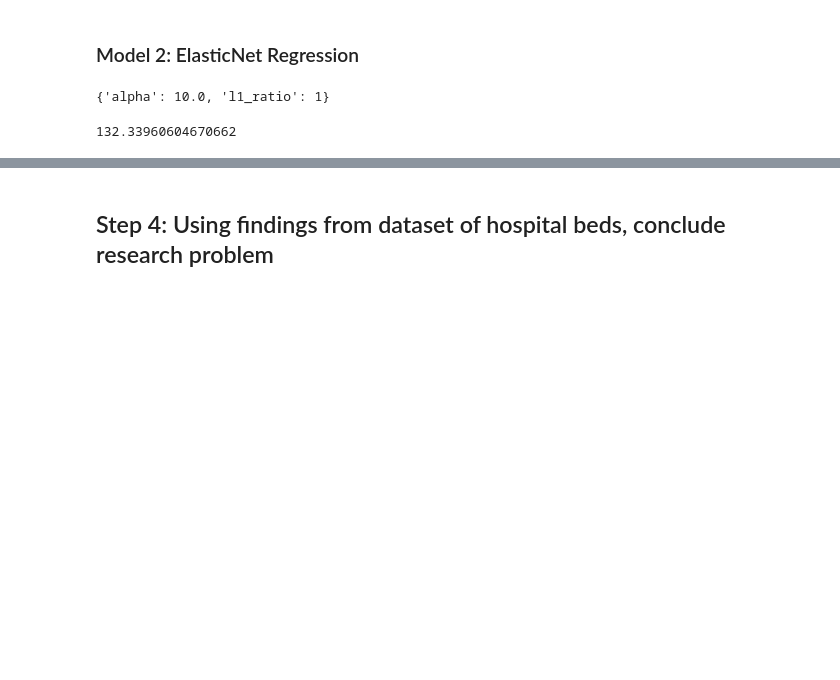
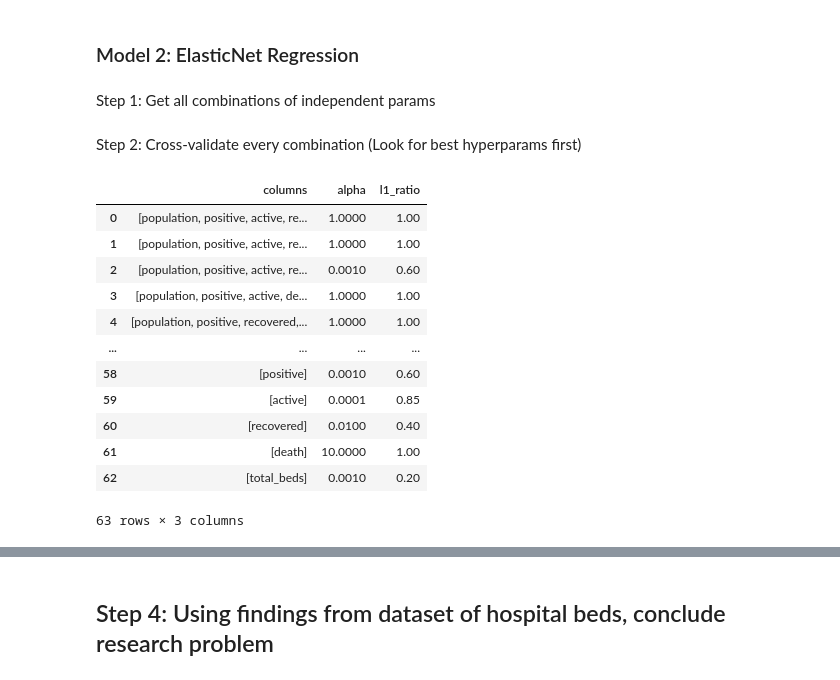
Before and after one commit to neilmizzi/COVID19, a Jupyter notebook: main.ipynb, the cells around one changed output, grey strips where cells are left out. Cells and saved outputs as stored; diff of their text form; code cells hidden in the pictures; blank space fills up the shorter version.

```diff
--- a/main.ipynb
+++ b/main.ipynb
@@ -455,32 +455,56 @@ mse_df.sort_values(by='score', ascending=True).head()
 # %% [markdown]
 ### Model 2: ElasticNet Regression
+# %% [markdown]
+Step 1: Get all combinations of independent params
+# %%
+comb_list = []
+len_ind = len(independent_cols)
+for i in range(len_ind):
+    sub_list = list(itertools.combinations(independent_cols, len_ind-i))
+    comb_list += list(list(x) for x in sub_list)
+# %% [markdown]
+Step 2: Cross-validate every combination (Look for best hyperparams first)
 # %%
-X = model_df[independent_cols]
-y = model_df['hospitalizedCurrently']
+cross_val_results = {
+    'columns': [],
+    'alpha': [],
+    'l1_ratio': []
+}
 
-X_train, X_test, y_train, y_test = train_test_split(X, y, test_size=0.1)
+for ind_cols in comb_list:
+    X = model_df[ind_cols]
+    y = model_df['hospitalizedCurrently']
 
-# Seek best params like we seek the COVID vaccine
-elastic = ElasticNet(normalize=True, max_iter=100000000)
-search=GridSearchCV(estimator=elastic,param_grid={
-    'alpha':np.logspace(-5, 2, 8),
-    'l1_ratio':[.1, .2, .4, .6, .75, .8, .85, .9, .95, 1]},
-    scoring='neg_mean_squared_error',
-    n_jobs=1,
-    refit=True,
-    cv=10)
+    X_train, X_test, y_train, y_test = train_test_split(X, y, test_size=0.1)
 
-search.fit(X_train,y_train)
-search.best_params_
+    # Seek best params like we seek the COVID vaccine
+    elastic = ElasticNet(normalize=True, max_iter=100000000)
+    search=GridSearchCV(estimator=elastic,param_grid={
+        'alpha':np.logspace(-5, 2, 8),
+        'l1_ratio':[.1, .2, .4, .6, .75, .8, .85, .9, .95, 1]},
+        scoring='neg_mean_squared_error',
+        n_jobs=1,
+        refit=True,
+        cv=10)
+
+    search.fit(X_train,y_train)
+    cross_val_results['columns'].append(ind_cols)
+    cross_val_results['alpha'].append(search.best_params_['alpha'])
+    cross_val_results['l1_ratio'].append(search.best_params_['l1_ratio'])
+
+cross_val_results = pd.DataFrame(cross_val_results)
+cross_val_results
 # %% [output]
+|  | columns | alpha | l1_ratio |
+| 0 | [population, positive, active, re... | 1.0000 | 1.00 |
+| 1 | [population, positive, active, re... | 1.0000 | 1.00 |
+| 2 | [population, positive, active, re... | 0.0010 | 0.60 |
+| 3 | [population, positive, active, de... | 1.0000 | 1.00 |
+| 4 | [population, positive, recovered,... | 1.0000 | 1.00 |
+| ... | ... | ... | ... |
+| 58 | [positive] | 0.0010 | 0.60 |
+| 59 | [active] | 0.0001 | 0.85 |
+| 60 | [recovered] | 0.0100 | 0.40 |
+| 61 | [death] | 10.0000 | 1.00 |
+| 62 | [total_beds] | 0.0010 | 0.20 |
-{'alpha': 10.0, 'l1_ratio': 1}
+63 rows × 3 columns
-# %%
-elastic = ElasticNet(normalize=True, alpha=10, l1_ratio=1, max_iter=100000000)
-
-elastic.fit(X_train,y_train)
-
-second_model=(np.sqrt(mean_squared_error(y_true=y_test,y_pred=elastic.predict(X_test))))
-
-second_model
-# %% [output]
-132.33960604670662
```
Also changed, not shown: parts of 10 cells of this notebook.
